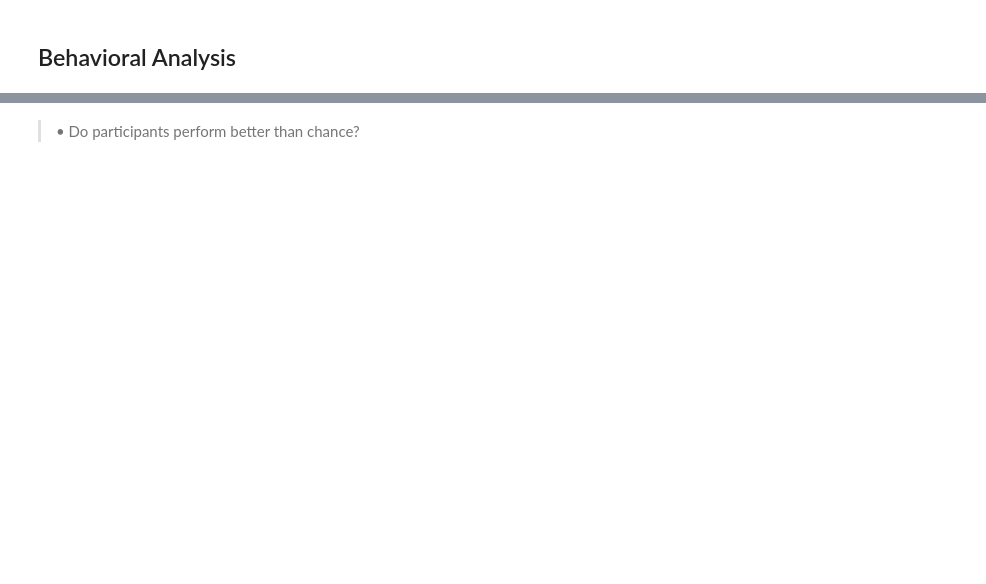
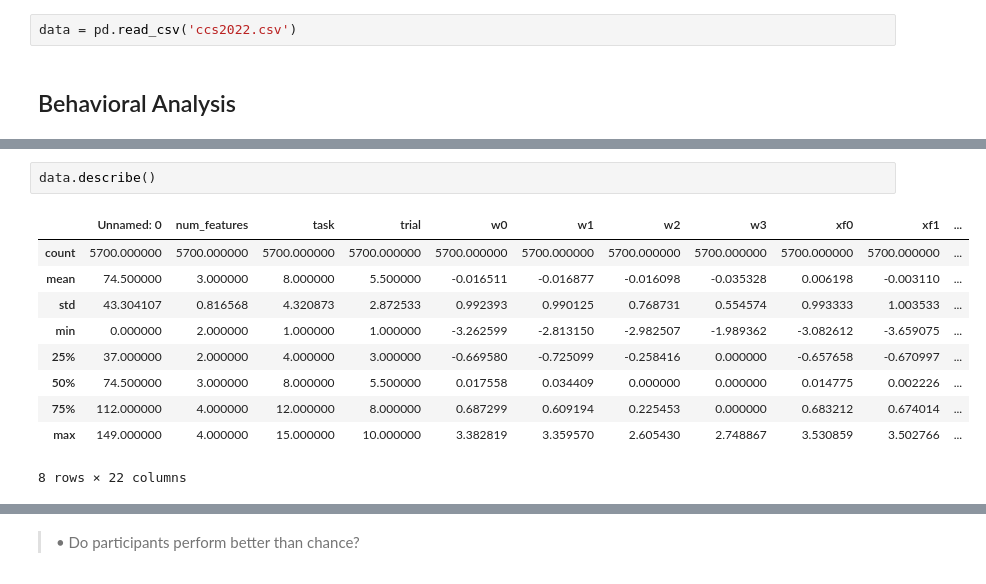
Before and after one commit to pulkitgoyal56/CCCP, a Jupyter notebook: CCCP.ipynb, the cells around one changed output, grey strips where cells are left out. Drawn from its saved outputs; the diff is of its cells as text; blank space fills up the shorter version.

```diff
--- a/CCCP.ipynb
+++ b/CCCP.ipynb
@@ -13,2 +20,4 @@
+# %%
+data = pd.read_csv('ccs2022.csv')
 # %% [markdown]
 ## Behavioral Analysis
@@ -14,0 +34,13 @@
+# %%
+data.describe()
+# %% [output]
+|  | Unnamed: 0 | num_features | task | trial | w0 | w1 | w2 | w3 | xf0 | xf1 | ... |
+| count | 5700.000000 | 5700.000000 | 5700.000000 | 5700.000000 | 5700.000000 | 5700.000000 | 5700.000000 | 5700.000000 | 5700.000000 | 5700.000000 | ... |
+| mean | 74.500000 | 3.000000 | 8.000000 | 5.500000 | -0.016511 | -0.016877 | -0.016098 | -0.035328 | 0.006198 | -0.003110 | ... |
+| std | 43.304107 | 0.816568 | 4.320873 | 2.872533 | 0.992393 | 0.990125 | 0.768731 | 0.554574 | 0.993333 | 1.003533 | ... |
+| min | 0.000000 | 2.000000 | 1.000000 | 1.000000 | -3.262599 | -2.813150 | -2.982507 | -1.989362 | -3.082612 | -3.659075 | ... |
+| 25% | 37.000000 | 2.000000 | 4.000000 | 3.000000 | -0.669580 | -0.725099 | -0.258416 | 0.000000 | -0.657658 | -0.670997 | ... |
+| 50% | 74.500000 | 3.000000 | 8.000000 | 5.500000 | 0.017558 | 0.034409 | 0.000000 | 0.000000 | 0.014775 | 0.002226 | ... |
+| 75% | 112.000000 | 4.000000 | 12.000000 | 8.000000 | 0.687299 | 0.609194 | 0.225453 | 0.000000 | 0.683212 | 0.674014 | ... |
+| max | 149.000000 | 4.000000 | 15.000000 | 10.000000 | 3.382819 | 3.359570 | 2.605430 | 2.748867 | 3.530859 | 3.502766 | ... |
+8 rows × 22 columns
```
Also changed, not shown: parts of 21 cells of this notebook.
